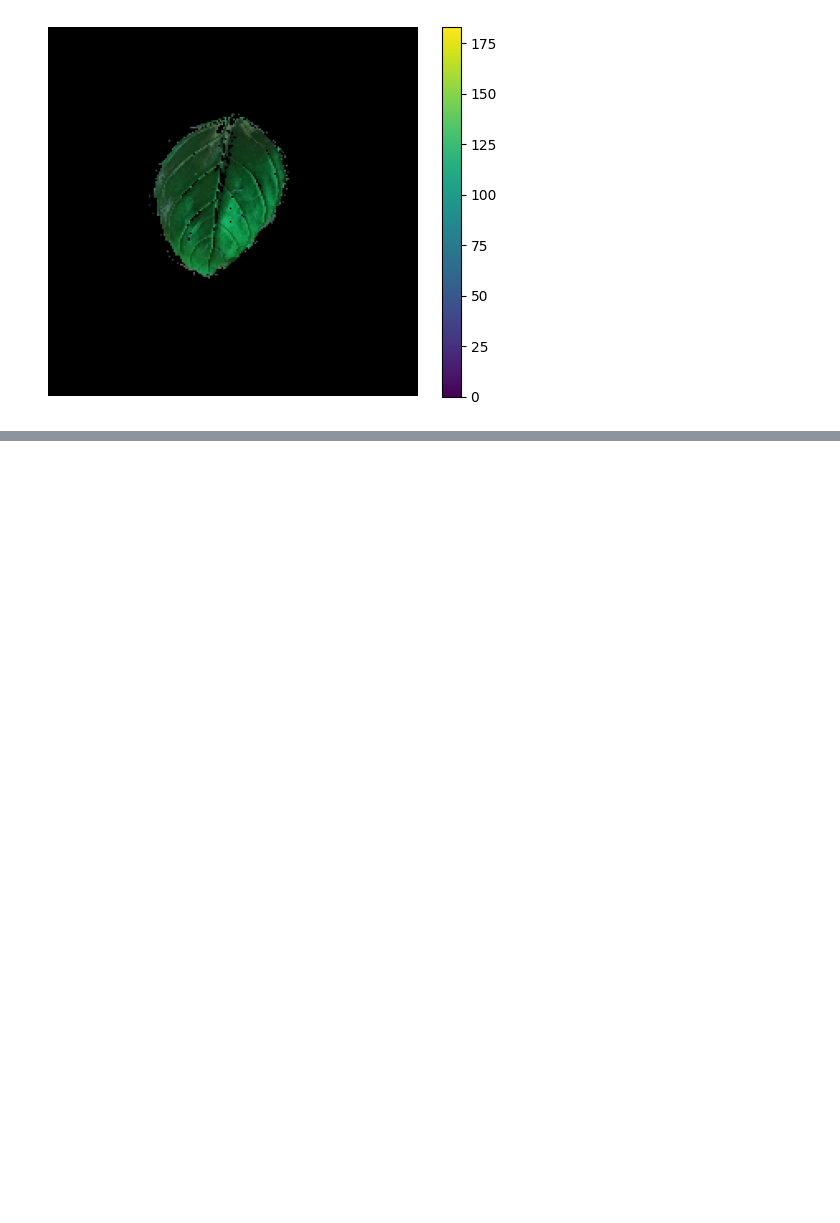
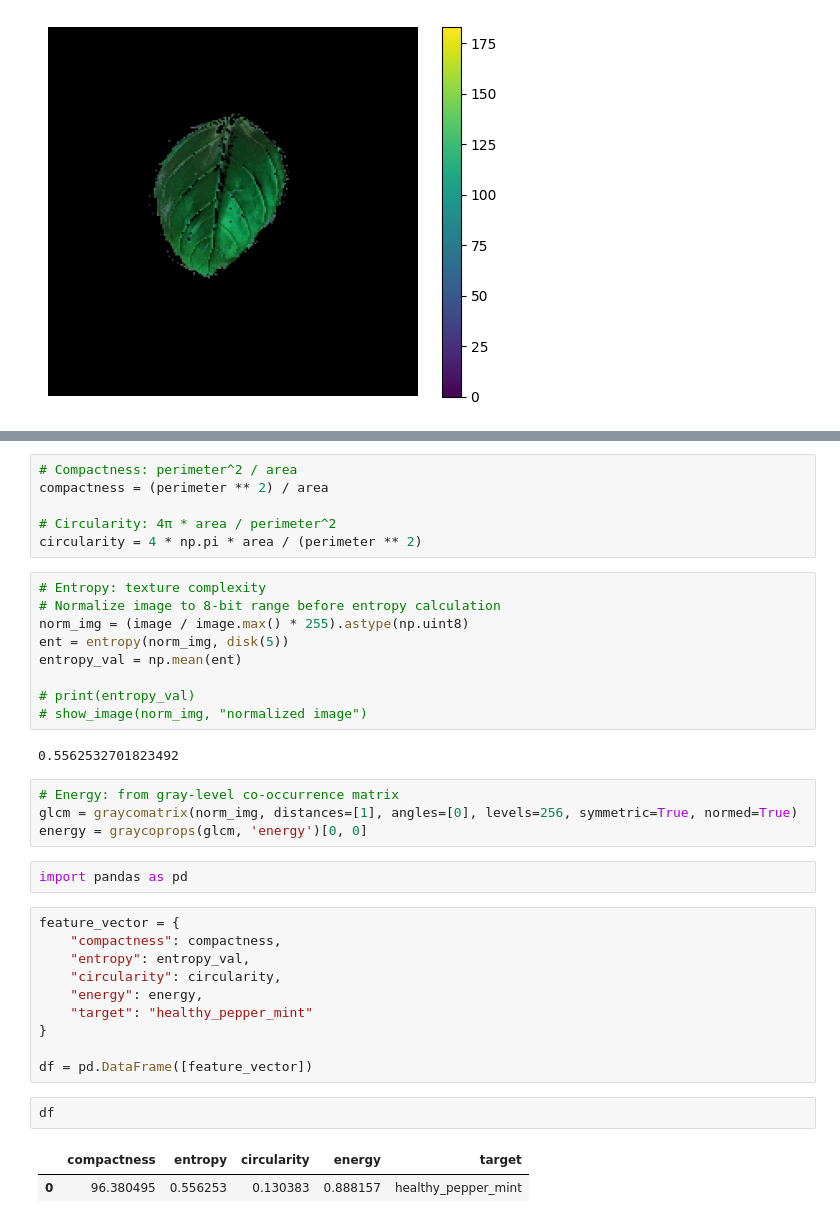
Before and after one commit to arinditapal/Leaf-based-identification-of-medicinal-plant, a Jupyter notebook: segment_6.ipynb, the cells around one changed output, grey strips where cells are left out. Drawn from its saved outputs; the diff is of its cells as text; blank space fills up the shorter version.

Commit message:
entropy, energy, compactness, circularity features extracted and stored in data frame for one leaf

```diff
--- a/segment_6.ipynb
+++ b/segment_6.ipynb
@@ -82,0 +132,38 @@ plt.show()
+# %%
+# Compactness: perimeter^2 / area
+compactness = (perimeter ** 2) / area
+
+# Circularity: 4π * area / perimeter^2
+circularity = 4 * np.pi * area / (perimeter ** 2)
+# %%
+# Entropy: texture complexity
+# Normalize image to 8-bit range before entropy calculation
+norm_img = (image / image.max() * 255).astype(np.uint8)
+ent = entropy(norm_img, disk(5))
+entropy_val = np.mean(ent)
+
+# print(entropy_val)
+# show_image(norm_img, "normalized image")
+# %% [output]
+0.5562532701823492
+# %%
+# Energy: from gray-level co-occurrence matrix
+glcm = graycomatrix(norm_img, distances=[1], angles=[0], levels=256, symmetric=True, normed=True)
+energy = graycoprops(glcm, 'energy')[0, 0]
+# %%
+import pandas as pd
+# %%
+feature_vector = {
+    "compactness": compactness,
+    "entropy": entropy_val,
+    "circularity": circularity,
+    "energy": energy,
+    "target": "healthy_pepper_mint"
+}
+
+df = pd.DataFrame([feature_vector])
+# %%
+df
+# %% [output]
+|  | compactness | entropy | circularity | energy | target |
+| 0 | 96.380495 | 0.556253 | 0.130383 | 0.888157 | healthy_pepper_mint |
```
Also changed, not shown: parts of 6 cells of this notebook.
